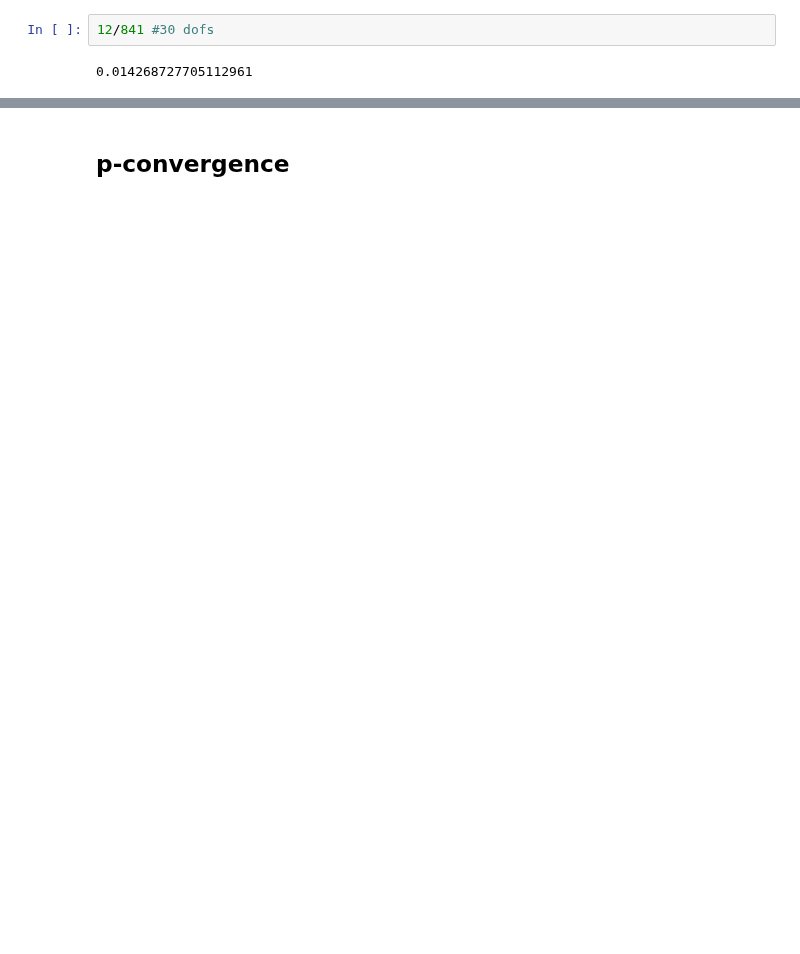
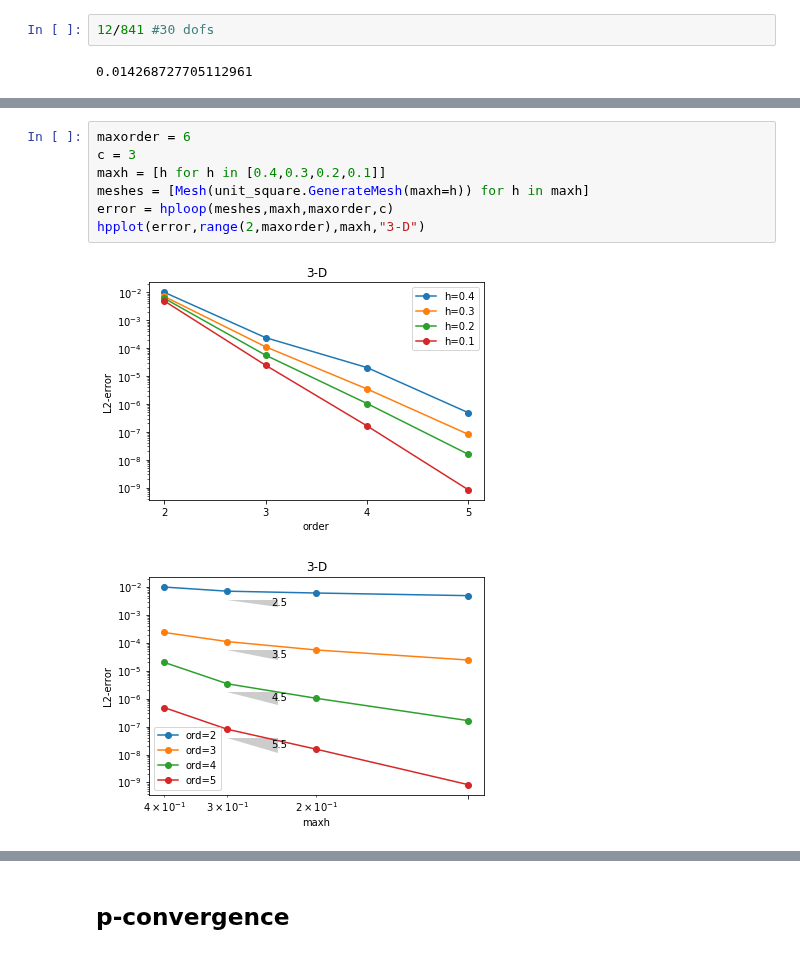
Before and after one commit to PaulSt/NGSTrefftz, a Jupyter notebook: python_test/notebooks/evolvetent.ipynb, the cells around one changed output, grey strips where cells are left out. Saved outputs shown, nothing was run; the diff lists cells and outputs as text; blank space fills up the shorter version.

```diff
--- a/python_test/notebooks/evolvetent.ipynb
+++ b/python_test/notebooks/evolvetent.ipynb
@@ -86,0 +133,10 @@ for t in Timers():
+# %%
+maxorder = 6
+c = 3
+maxh = [h for h in [0.4,0.3,0.2,0.1]]
+meshes = [Mesh(unit_square.GenerateMesh(maxh=h)) for h in maxh]
+error = hploop(meshes,maxh,maxorder,c)
+hpplot(error,range(2,maxorder),maxh,"3-D")
+# %% [output]
+[figure, added]
+[figure, added]
```
Also changed, not shown: parts of 12 cells of this notebook.
